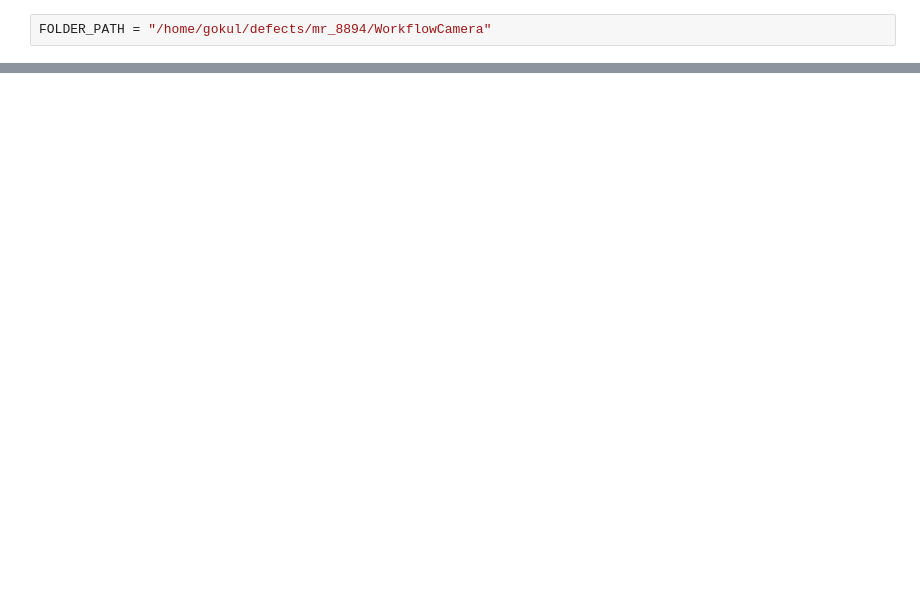
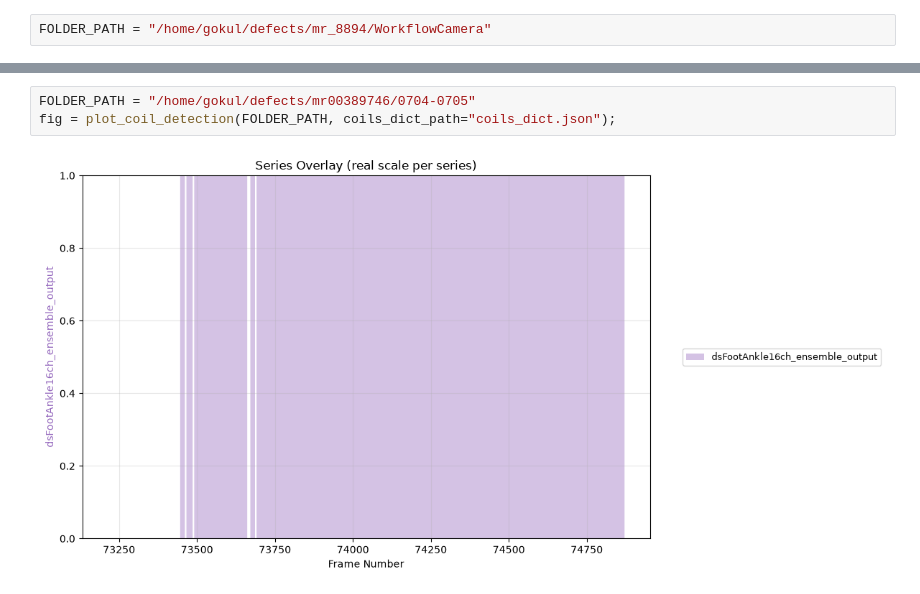
Before and after one commit to gokul-philips/utils, a Jupyter notebook: height_visualize.ipynb, the cells around one changed output, grey strips where cells are left out. Saved outputs shown, nothing was run; the diff lists cells and outputs as text; blank space fills up the shorter version.

Commit message:
Visualizations for different metrics related to height measurements

```diff
--- a/height_visualize.ipynb
+++ b/height_visualize.ipynb
@@ -214,0 +917,5 @@ Std deviation: 0.00 mm
+# %%
+FOLDER_PATH = "/home/gokul/defects/mr00389746/0704-0705"
+fig = plot_coil_detection(FOLDER_PATH, coils_dict_path="coils_dict.json");
+# %% [output]
+[figure, added]
```
Also changed, not shown: parts of 19 cells of this notebook.
